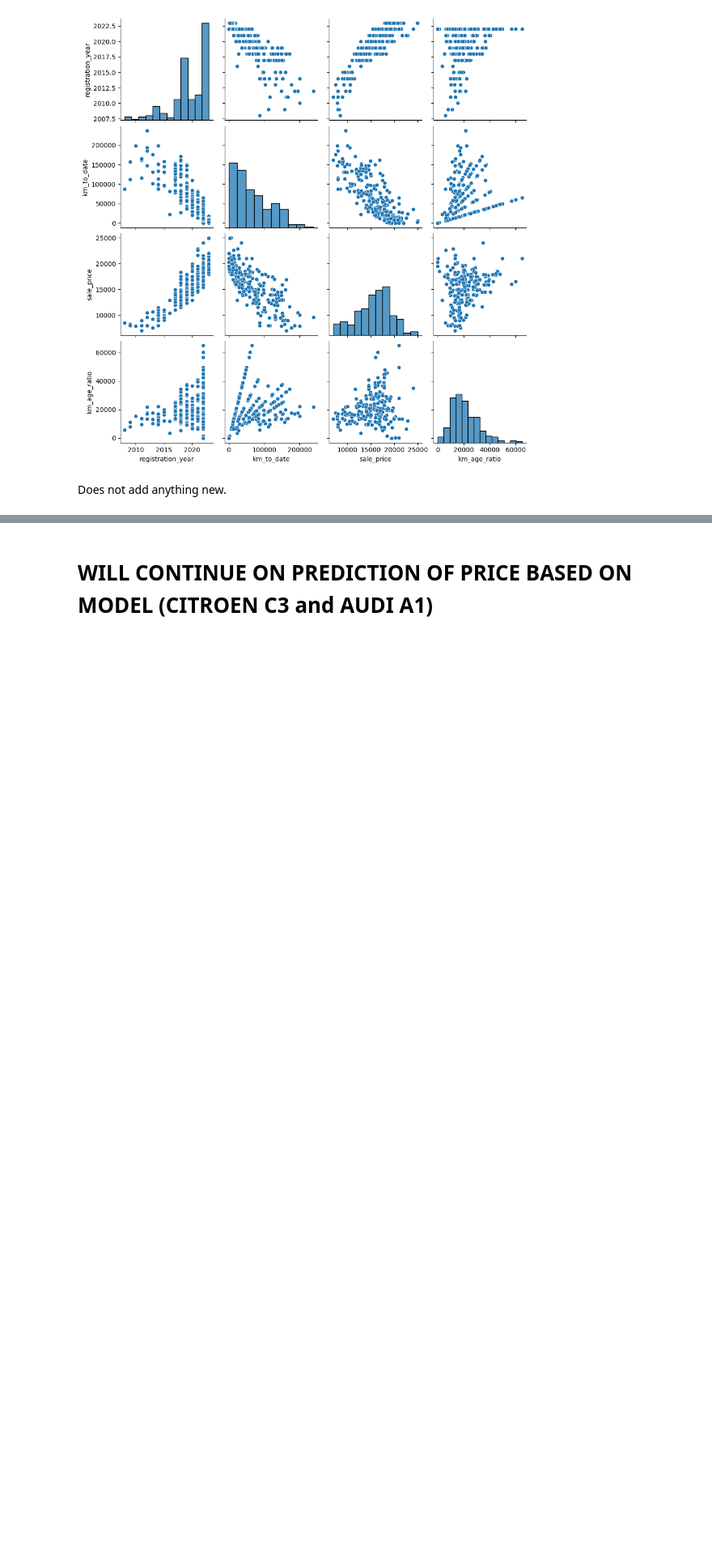
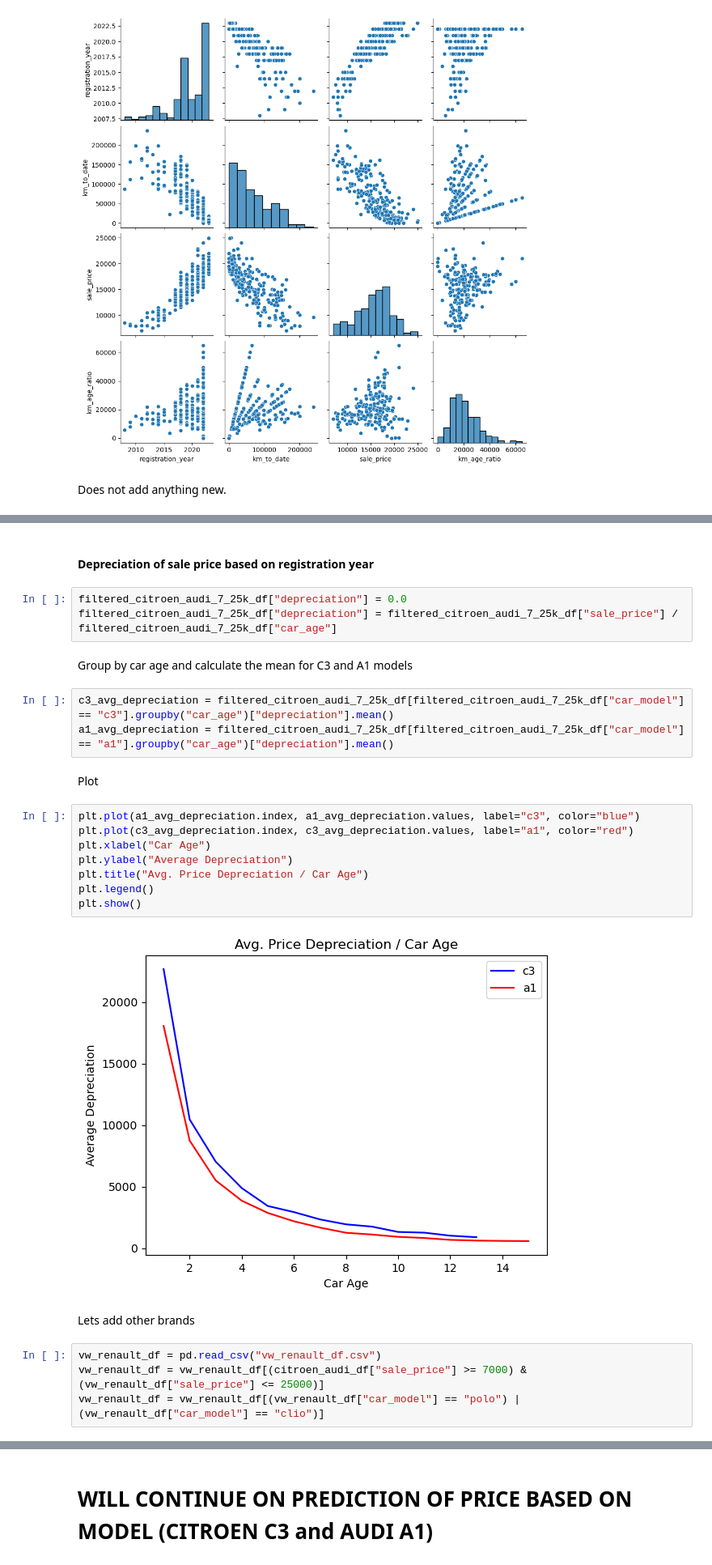
Before and after one commit to zepcerqueira/Car_sale_calculator, a Jupyter notebook: data_frame_EDA.ipynb, the cells around one changed output, grey strips where cells are left out. Shown: that part at 81% size. Saved outputs shown, nothing was run; the diff lists cells and outputs as text; blank space fills up the shorter version.

```diff
--- a/data_frame_EDA.ipynb
+++ b/data_frame_EDA.ipynb
@@ -132,0 +135,28 @@ Does not add anything new.
+# %% [markdown]
+#### Depreciation of sale price based on registration year
+# %%
+filtered_citroen_audi_7_25k_df["depreciation"] = 0.0
+filtered_citroen_audi_7_25k_df["depreciation"] = filtered_citroen_audi_7_25k_df["sale_price"] / filtered_citroen_audi_7_25k_df["car_age"]
+# %% [markdown]
+Group by car age and calculate the mean for C3 and A1 models
+# %%
+c3_avg_depreciation = filtered_citroen_audi_7_25k_df[filtered_citroen_audi_7_25k_df["car_model"] == "c3"].groupby("car_age")["depreciation"].mean()
+a1_avg_depreciation = filtered_citroen_audi_7_25k_df[filtered_citroen_audi_7_25k_df["car_model"] == "a1"].groupby("car_age")["depreciation"].mean()
+# %% [markdown]
+Plot
+# %%
+plt.plot(a1_avg_depreciation.index, a1_avg_depreciation.values, label="c3", color="blue")
+plt.plot(c3_avg_depreciation.index, c3_avg_depreciation.values, label="a1", color="red")
+plt.xlabel("Car Age")
+plt.ylabel("Average Depreciation")
+plt.title("Avg. Price Depreciation / Car Age")
+plt.legend()
+plt.show()
+# %% [output]
+[figure, added]
+# %% [markdown]
+Lets add other brands
+# %%
+vw_renault_df = pd.read_csv("vw_renault_df.csv")
+vw_renault_df = vw_renault_df[(citroen_audi_df["sale_price"] >= 7000) & (vw_renault_df["sale_price"] <= 25000)]
+vw_renault_df = vw_renault_df[(vw_renault_df["car_model"] == "polo") | (vw_renault_df["car_model"] == "clio")]
```
Also changed, not shown: parts of 6 cells of this notebook, 7 other files.
